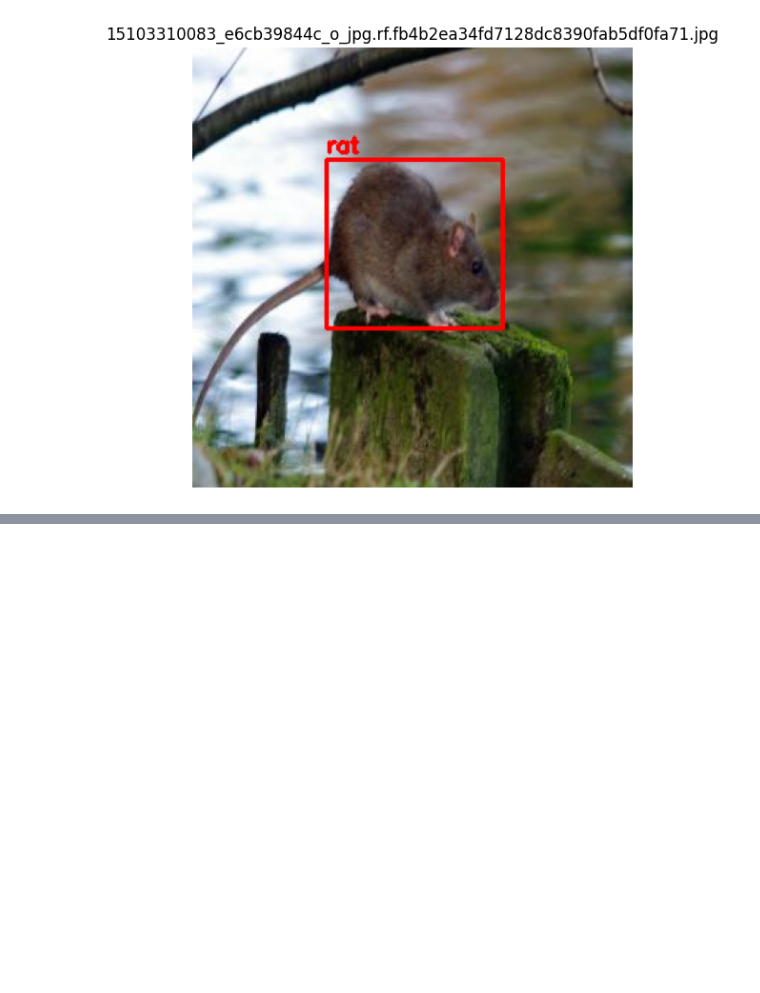
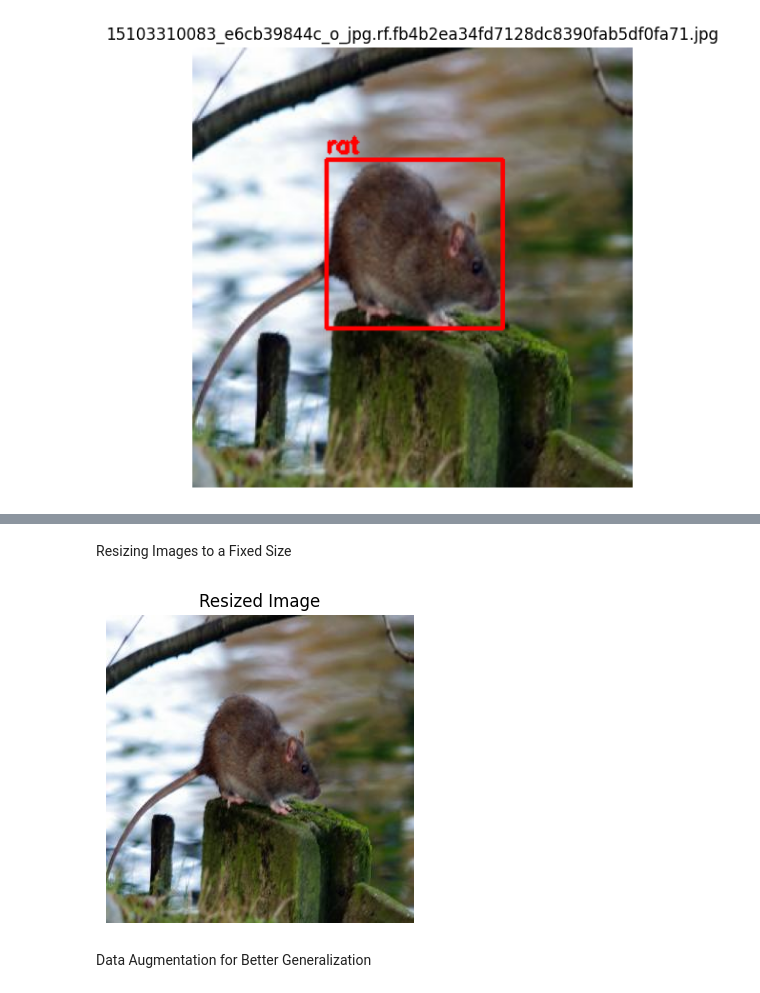
Before and after one commit to abinesh211-py/Machine-Learning-projects, a Jupyter notebook: objectDetection/objectDtection.ipynb, the cells around one changed output, grey strips where cells are left out. Cells and saved outputs as stored; diff of their text form; code cells hidden in the pictures; blank space fills up the shorter version.

```diff
--- a/objectDetection/objectDtection.ipynb
+++ b/objectDetection/objectDtection.ipynb
@@ -162,0 +176,26 @@ print("Normalized Bounding Boxes:", normalized_annotations[example_image_id])
+# %% [markdown]
+Resizing Images to a Fixed Size
+# %%
+# Define new image size
+IMAGE_SIZE = (300, 300)  # Resizing to 300x300 pixels
+
+# Function to resize images
+def resize_image(image_path):
+    img = cv2.imread(image_path)
+    img = cv2.resize(img, IMAGE_SIZE)  # Resize image
+    return img
+
+# Resize a sample image
+sample_image_path = os.path.join(train_path, image_map[example_image_id])
+resized_img = resize_image(sample_image_path)
+
+# Display resized image
+plt.figure(figsize=(4,4))
+plt.imshow(cv2.cvtColor(resized_img, cv2.COLOR_BGR2RGB))
+plt.axis("off")
+plt.title("Resized Image")
+plt.show()
+# %% [output]
+[figure, added]
+# %% [markdown]
+ Data Augmentation for Better Generalization
```
Also changed, not shown: parts of 8 cells of this notebook, 1 other file.
